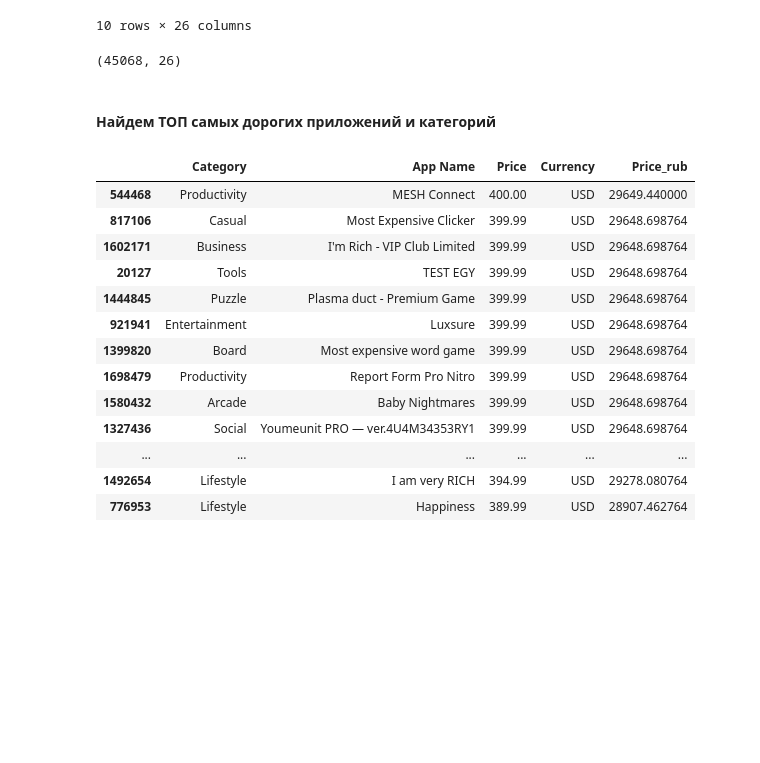
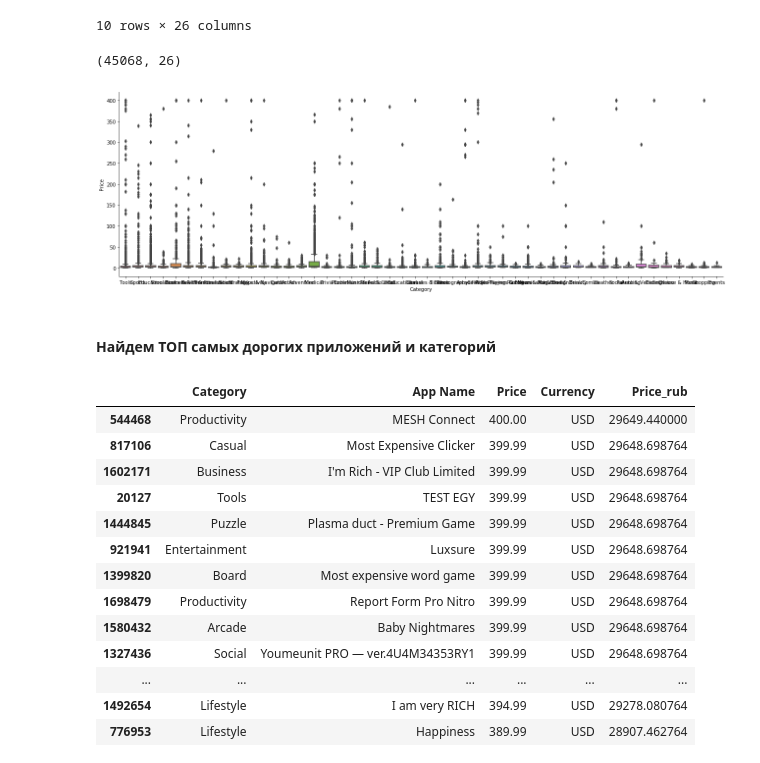
Before and after one commit to netyaga-swetlana/DA_school_Swetanet, a Jupyter notebook: GooglePlay_NetyagaS.ipynb, the cells around one changed output. Saved outputs shown, nothing was run; the diff lists cells and outputs as text; code cells hidden in the pictures; blank space fills up the shorter version.

```diff
--- a/GooglePlay_NetyagaS.ipynb
+++ b/GooglePlay_NetyagaS.ipynb
@@ -338,6 +338,17 @@ apps_not_free.head(10)
 apps_not_free.shape
 # %% [output]
 (45068, 26)
+# %%
+# посмотрим на разброс ценника по категориям. Видим, что есть выбросы по цене
+sns.catplot(
+    x='Category',
+    y='Price',
+    data=apps_not_free,
+    kind='box',
+    height=6,
+    aspect=3);
+# %% [output]
+[figure, added]
 # %% [markdown]
 #### Найдем ТОП самых дорогих приложений и категорий
 # %%
```
Also changed, not shown: parts of 9 cells of this notebook.
